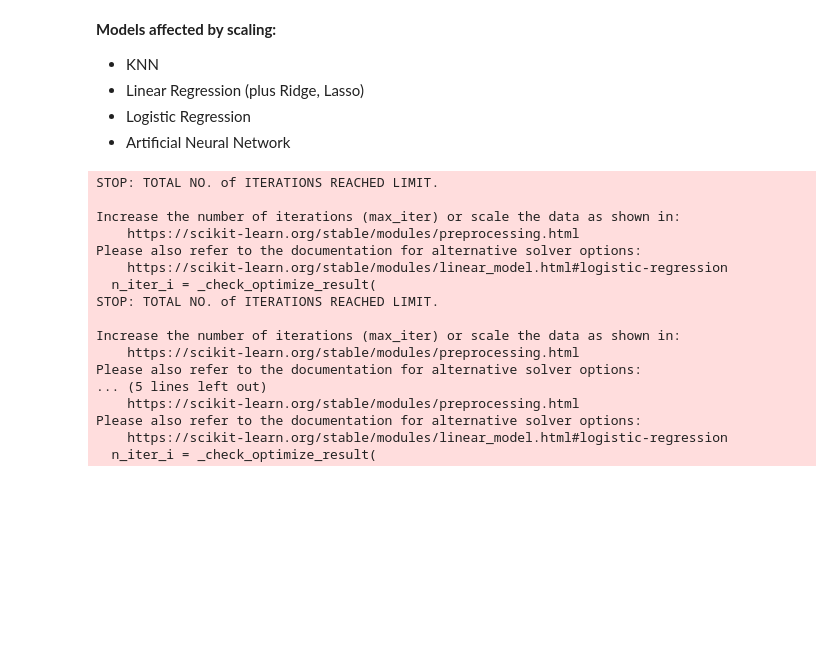
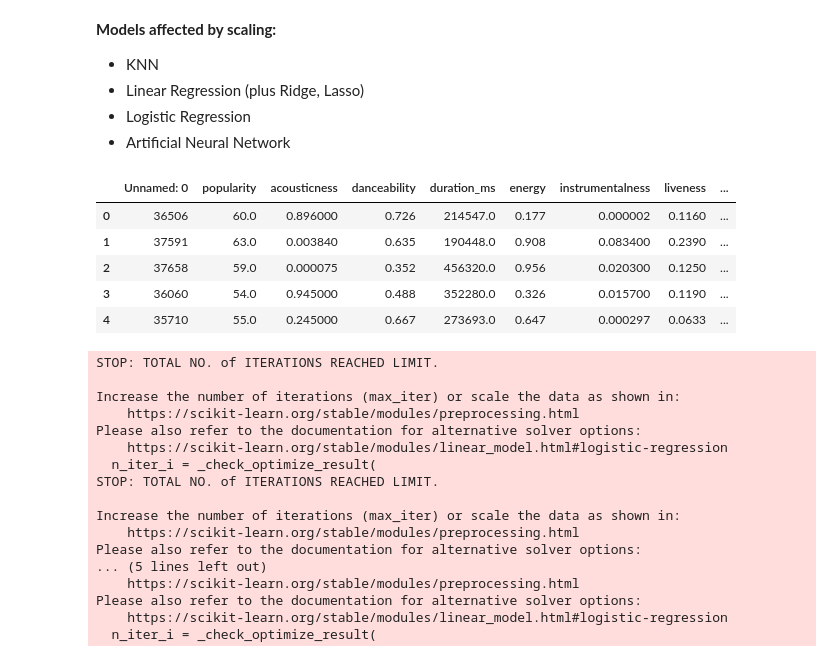
Before and after one commit to andrewch28/DataCamp, a Jupyter notebook: SupervisedLearning.ipynb, the cells around one changed output. Cells and saved outputs as stored; diff of their text form; code cells hidden in the pictures; blank space fills up the shorter version.

```diff
--- a/SupervisedLearning.ipynb
+++ b/SupervisedLearning.ipynb
@@ -534,6 +536,17 @@ y_pred = cv.predict(X_test)
 - Linear Regression (plus Ridge, Lasso)
 - Logistic Regression
 - Artificial Neural  Network
+# %%
+import pandas as pd
+music_df = pd.read_csv("databases/music_clean.csv")
+music_df.head()
+# %% [output]
+|  | Unnamed: 0 | popularity | acousticness | danceability | duration_ms | energy | instrumentalness | liveness | ... |
+| 0 | 36506 | 60.0 | 0.896000 | 0.726 | 214547.0 | 0.177 | 0.000002 | 0.1160 | ... |
+| 1 | 37591 | 63.0 | 0.003840 | 0.635 | 190448.0 | 0.908 | 0.083400 | 0.2390 | ... |
+| 2 | 37658 | 59.0 | 0.000075 | 0.352 | 456320.0 | 0.956 | 0.020300 | 0.1250 | ... |
+| 3 | 36060 | 54.0 | 0.945000 | 0.488 | 352280.0 | 0.326 | 0.015700 | 0.1190 | ... |
+| 4 | 35710 | 55.0 | 0.245000 | 0.667 | 273693.0 | 0.647 | 0.000297 | 0.0633 | ... |
 # %%
 music_df = pd.read_csv("databases/music_clean.csv")
 import matplotlib.pyplot as plt
```
Also changed, not shown: parts of 5 cells of this notebook, 1 other file.
